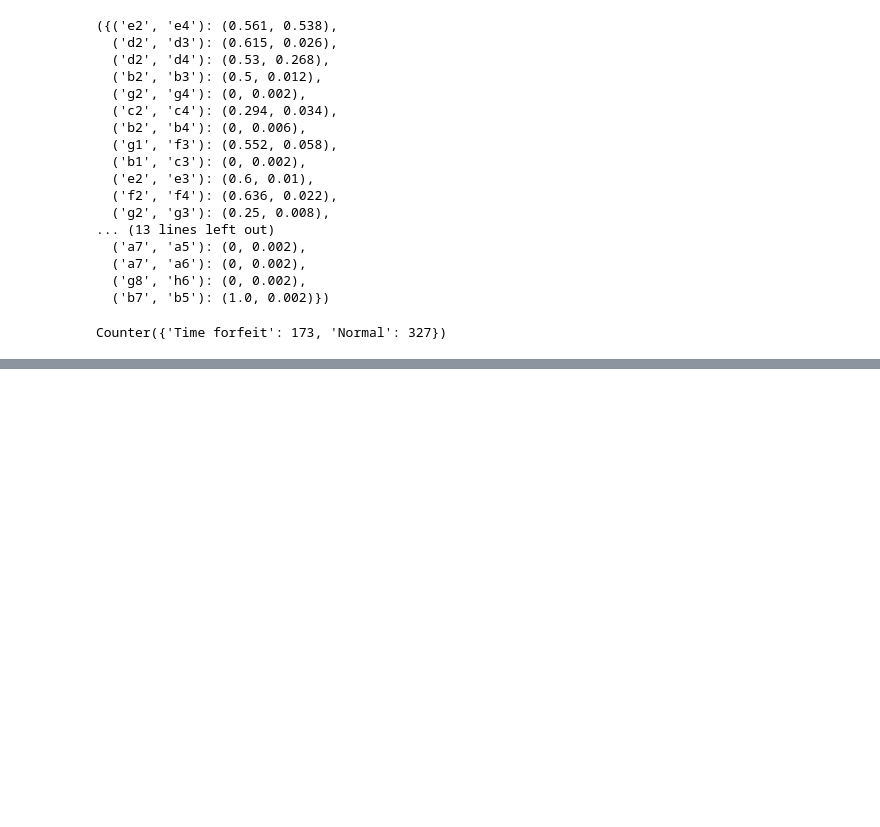
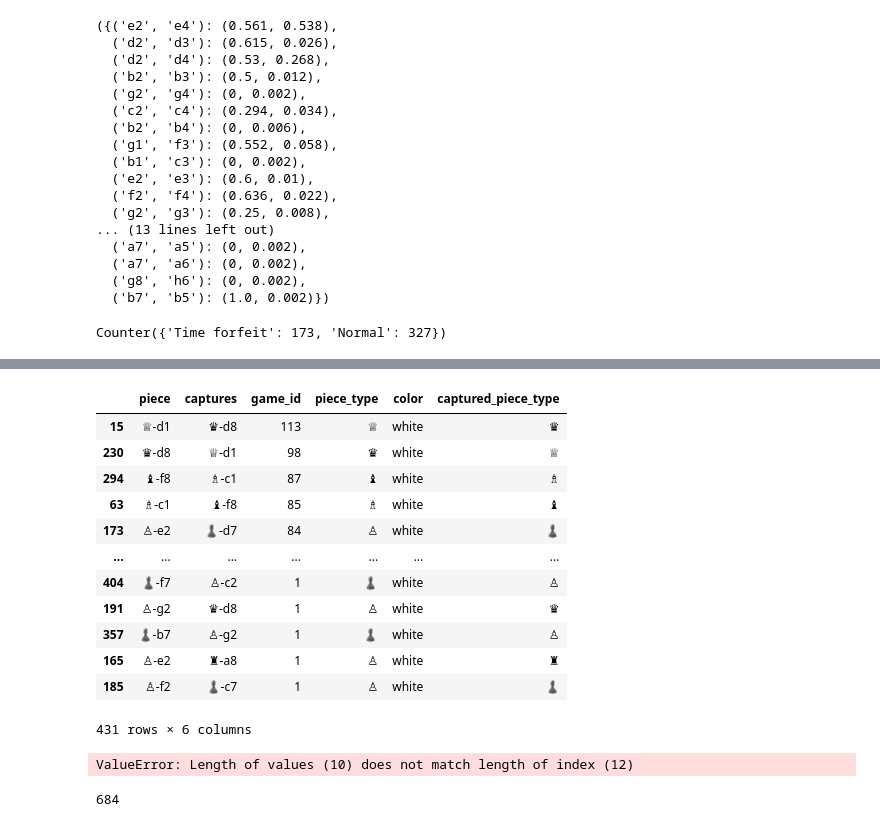
Before and after one commit to realjacoblinder/dsci521, a Jupyter notebook: Phase 2 - the begining.ipynb, the cells around one changed output, grey strips where cells are left out. Saved outputs shown, nothing was run; the diff lists cells and outputs as text; code cells hidden in the pictures; blank space fills up the shorter version.

```diff
--- a/Phase 2 - the begining.ipynb
+++ b/Phase 2 - the begining.ipynb
@@ -98,7 +101,3 @@ class Match:
         df['mean_elo'] = self.get_mean_elo()
 
         return df
-# %%
-with open('data/lichess_db_standard_rated_2013-02.pgn', 'r') as pgn_file:
-    test_match = Match(chess.pgn.read_game(pgn_file))
-test_match.fill_tracker()
@@ -288,0 +333,27 @@ Counter({'Time forfeit': 173, 'Normal': 327})
+# %%
+captures_df['color'] = captures_df['piece_type'].apply(lambda x: 'white' if ord(x) >= 9812 or ord(x) <= 9817 else 'black')
+# %%
+captures_df['captured_piece_type'] = captures_df['captures'].apply(lambda x: x[0])
+# %%
+captures_df
+# %% [output]
+|  | piece | captures | game_id | piece_type | color | captured_piece_type |
+| 15 | ♕-d1 | ♛-d8 | 113 | ♕ | white | ♛ |
+| 230 | ♛-d8 | ♕-d1 | 98 | ♛ | white | ♕ |
+| 294 | ♝-f8 | ♗-c1 | 87 | ♝ | white | ♗ |
+| 63 | ♗-c1 | ♝-f8 | 85 | ♗ | white | ♝ |
+| 173 | ♙-e2 | ♟-d7 | 84 | ♙ | white | ♟ |
+| ... | ... | ... | ... | ... | ... | ... |
+| 404 | ♟-f7 | ♙-c2 | 1 | ♟ | white | ♙ |
+| 191 | ♙-g2 | ♛-d8 | 1 | ♙ | white | ♛ |
+| 357 | ♟-b7 | ♙-g2 | 1 | ♟ | white | ♙ |
+| 165 | ♙-e2 | ♜-a8 | 1 | ♙ | white | ♜ |
+| 185 | ♙-f2 | ♟-c7 | 1 | ♙ | white | ♟ |
+431 rows × 6 columns
+# %%
+new_df = pd.DataFrame()
+new_df['piece'] = captures_df['piece_type'].unique()
+new_df['captured_piece'] = captures_df['captured_piece_type'].unique()
+new_df['capture_count'] = new_df.apply(lambda x: sum(captures_df[(captures_df['piece_type'] == x['piece']) & (captures_df['captured_piece_type'] == x['captured_piece'])]['game_id']), axis=1)
+# %% [output]
+ValueError: Length of values (10) does not match length of index (12)
@@ -288,0 +362,4 @@ Counter({'Time forfeit': 173, 'Normal': 327})
+# %%
+sum(captures_df[(captures_df['piece_type'] == '♙') & (captures_df['captured_piece_type'] == '♟')]['game_id'])
+# %% [output]
+684
```
Also changed, not shown: parts of 23 cells of this notebook, 3 other files.
